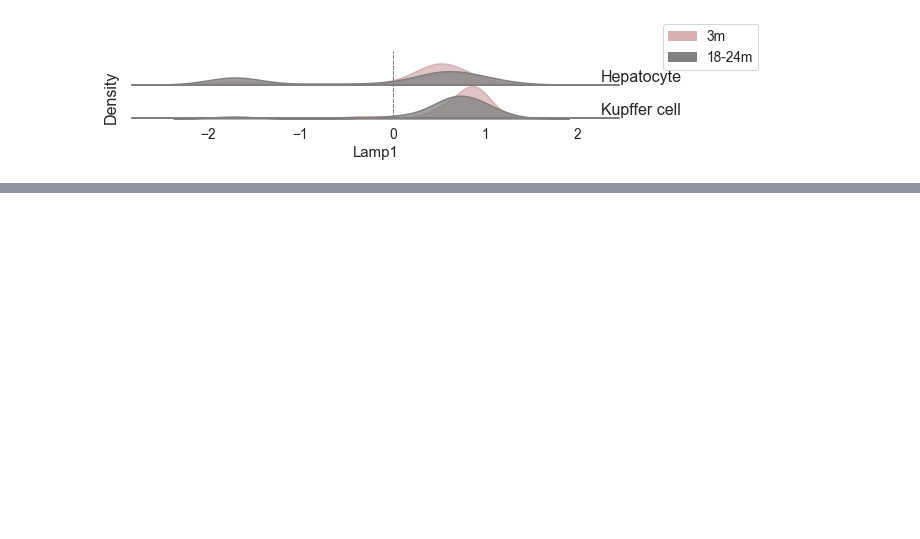
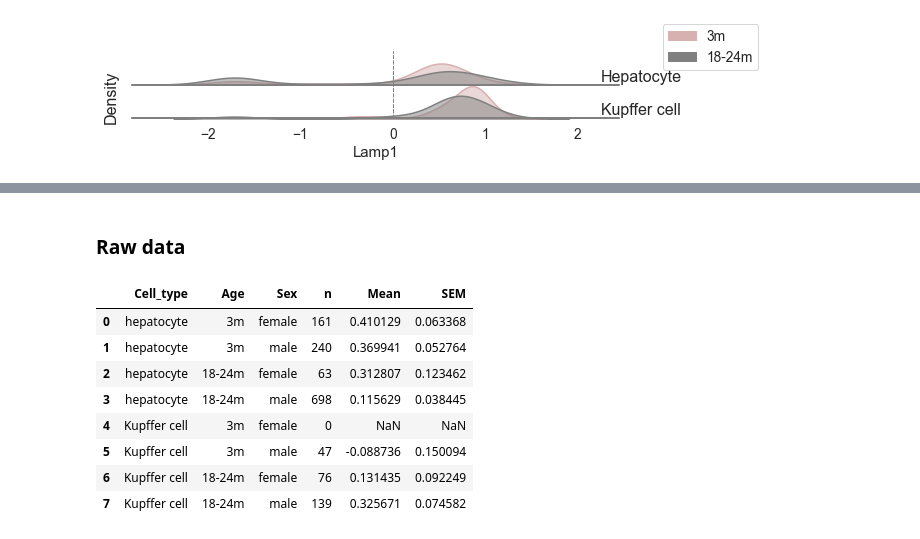
Before and after one commit to amsegura/Khawaja_et_al_2024, a Jupyter notebook: CMA_aging_Atlas_Liver.ipynb, the cells around one changed output, grey strips where cells are left out. Cells and saved outputs as stored; diff of their text form; code cells hidden in the pictures; blank space fills up the shorter version.

```diff
--- a/CMA_aging_Atlas_Liver.ipynb
+++ b/CMA_aging_Atlas_Liver.ipynb
@@ -698,0 +941,42 @@ plt.show()
+# %% [markdown]
+### Raw data
+# %%
+# Extracting raw values for bar graphs graphic
+def raw (tipos, edad, sex):
+    long = []
+    celula = []
+    age = []
+    mean=[]
+    sem=[]
+    sexo = []
+
+    for i in tipos:
+        for x in edad:
+            for y in sex:
+                n = len(barcode_lys[barcode_lys['cell_type']== i][barcode_lys['new_age']== x][barcode_lys['sex']== y].index)
+                m = np.mean(barcode_lys[barcode_lys['cell_type']== i][barcode_lys['new_age']== x][barcode_lys['sex']== y]['L2'])
+                s = stats.sem(barcode_lys[barcode_lys['cell_type']== i][barcode_lys['new_age']== x][barcode_lys['sex']== y]['L2'])
+
+                long.append(n)
+                celula.append(i)
+                age.append(x)
+                sexo.append(y)
+                mean.append(m)
+                sem.append(s)
+
+    df_raw = pd.DataFrame({"Cell_type": celula, "Age": age, "Sex":sexo, "n": long, "Mean":mean, "SEM": sem})
+    with pd.ExcelWriter("../Khwaja_et_al_outputs/Liver/Raw_data.xlsx", mode="a", engine="openpyxl") as writer:
+        df_raw.to_excel(writer, sheet_name="L2bysex", index=False)
+    return(df_raw)
+# %%
+raw(tipos = cells, edad=['3m', '18-24m'], sex=['female', 'male'])
+# %% [output]
+|  | Cell_type | Age | Sex | n | Mean | SEM |
+| 0 | hepatocyte | 3m | female | 161 | 0.410129 | 0.063368 |
+| 1 | hepatocyte | 3m | male | 240 | 0.369941 | 0.052764 |
+| 2 | hepatocyte | 18-24m | female | 63 | 0.312807 | 0.123462 |
+| 3 | hepatocyte | 18-24m | male | 698 | 0.115629 | 0.038445 |
+| 4 | Kupffer cell | 3m | female | 0 | NaN | NaN |
+| 5 | Kupffer cell | 3m | male | 47 | -0.088736 | 0.150094 |
+| 6 | Kupffer cell | 18-24m | female | 76 | 0.131435 | 0.092249 |
+| 7 | Kupffer cell | 18-24m | male | 139 | 0.325671 | 0.074582 |
```
Also changed, not shown: parts of 36 cells of this notebook.
